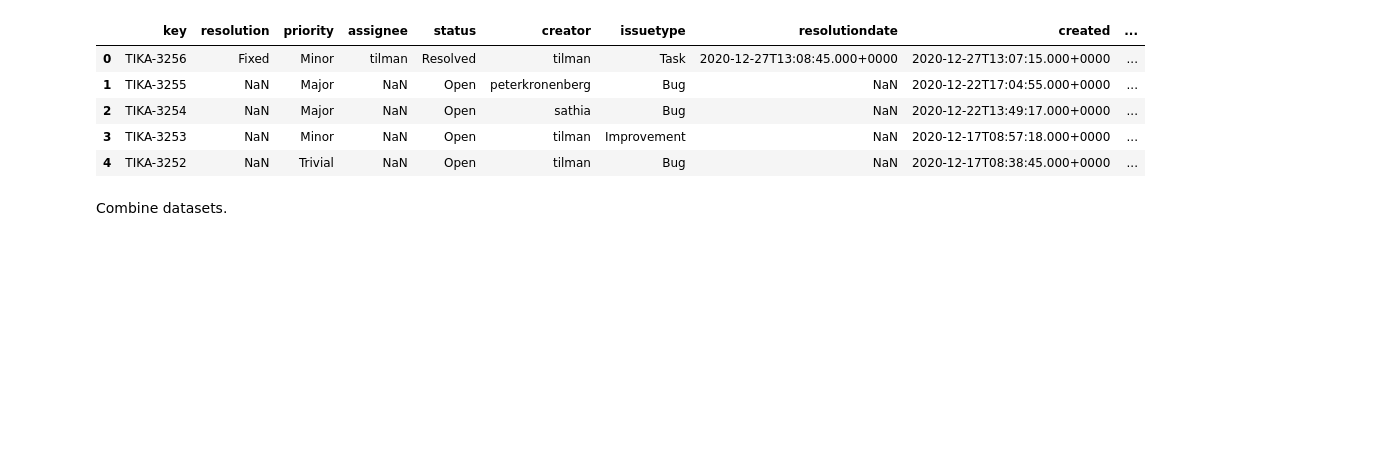
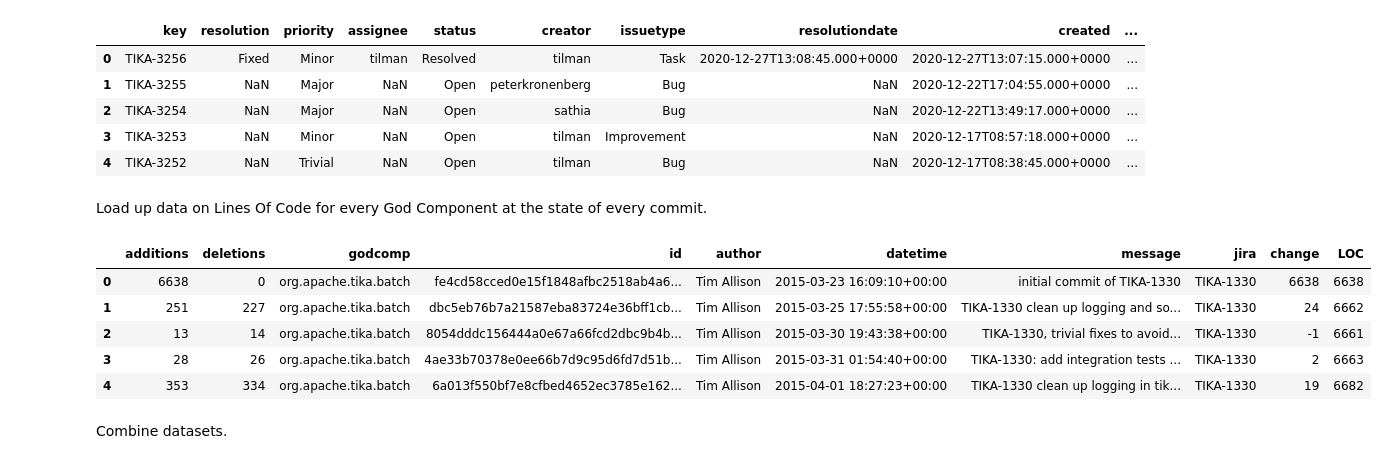
Before and after one commit to dunnkers/god-components, a Jupyter notebook: statistics.ipynb, the cells around one changed output. Saved outputs shown, nothing was run; the diff lists cells and outputs as text; code cells hidden in the pictures; blank space fills up the shorter version.

```diff
--- a/statistics.ipynb
+++ b/statistics.ipynb
@@ -46,6 +44,18 @@ all_issues.head()
 | 2 | TIKA-3254 | NaN | Major | NaN | Open | sathia | Bug | NaN | 2020-12-22T13:49:17.000+0000 | ... |
 | 3 | TIKA-3253 | NaN | Minor | NaN | Open | tilman | Improvement | NaN | 2020-12-17T08:57:18.000+0000 | ... |
 | 4 | TIKA-3252 | NaN | Trivial | NaN | Open | tilman | Bug | NaN | 2020-12-17T08:38:45.000+0000 | ... |
+# %% [markdown]
+Load up data on Lines Of Code for every God Component at the state of every commit.
+# %%
+all_locs = get_locs()
+all_locs.head()
+# %% [output]
+|  | additions | deletions | godcomp | id | author | datetime | message | jira | change | LOC |
+| 0 | 6638 | 0 | org.apache.tika.batch | fe4cd58cced0e15f1848afbc2518ab4a6... | Tim Allison | 2015-03-23 16:09:10+00:00 | initial commit of TIKA-1330 | TIKA-1330 | 6638 | 6638 |
+| 1 | 251 | 227 | org.apache.tika.batch | dbc5eb76b7a21587eba83724e36bff1cb... | Tim Allison | 2015-03-25 17:55:58+00:00 | TIKA-1330 clean up logging and so... | TIKA-1330 | 24 | 6662 |
+| 2 | 13 | 14 | org.apache.tika.batch | 8054dddc156444a0e67a66fcd2dbc9b4b... | Tim Allison | 2015-03-30 19:43:38+00:00 | TIKA-1330, trivial fixes to avoid... | TIKA-1330 | -1 | 6661 |
+| 3 | 28 | 26 | org.apache.tika.batch | 4ae33b70378e0ee66b7d9c95d6fd7d51b... | Tim Allison | 2015-03-31 01:54:40+00:00 | TIKA-1330: add integration tests ... | TIKA-1330 | 2 | 6663 |
+| 4 | 353 | 334 | org.apache.tika.batch | 6a013f550bf7e8cfbed4652ec3785e162... | Tim Allison | 2015-04-01 18:27:23+00:00 | TIKA-1330 clean up logging in tik... | TIKA-1330 | 19 | 6682 |
 # %% [markdown]
 Combine datasets.
 # %%
```
Also changed, not shown: parts of 8 cells of this notebook, 3 other files.
